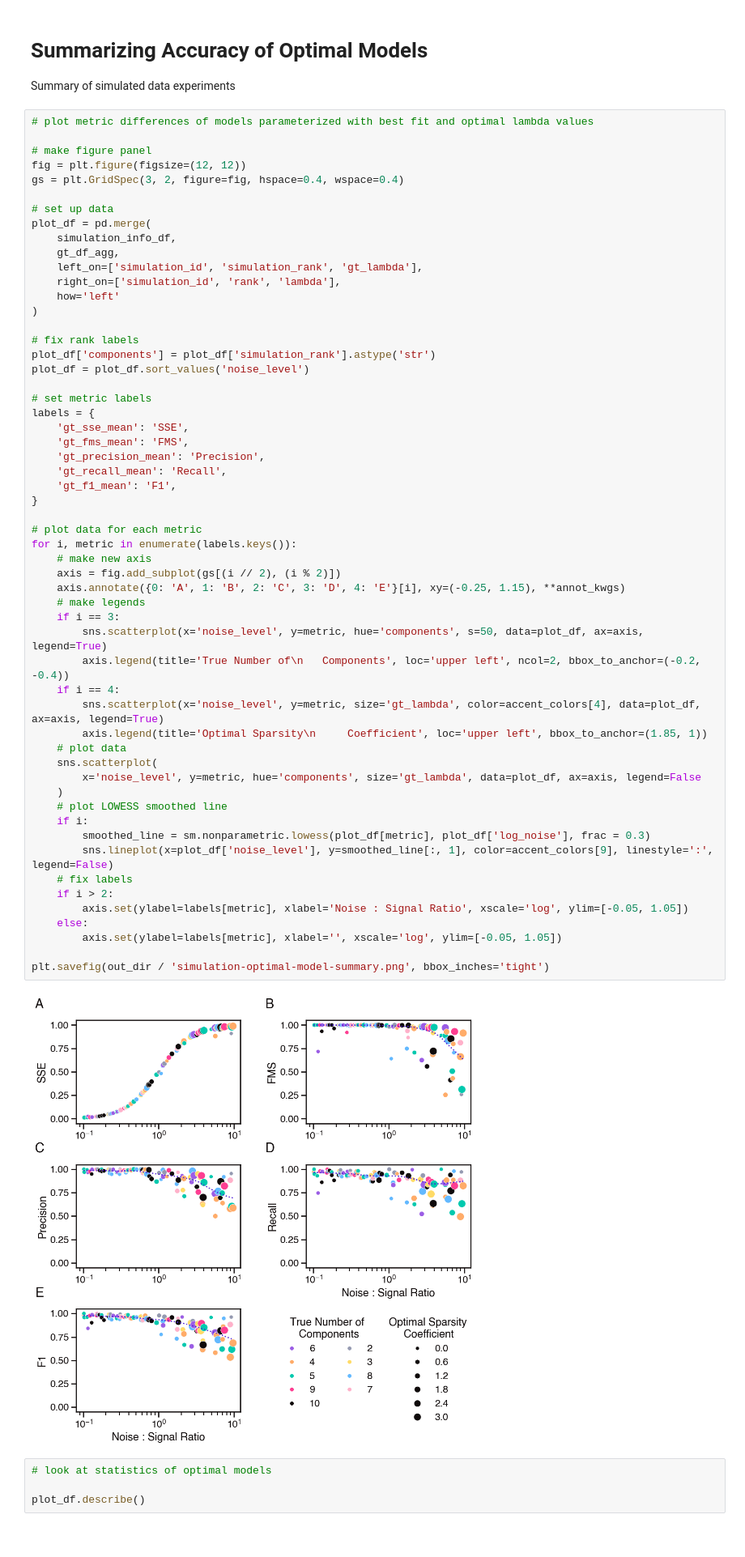
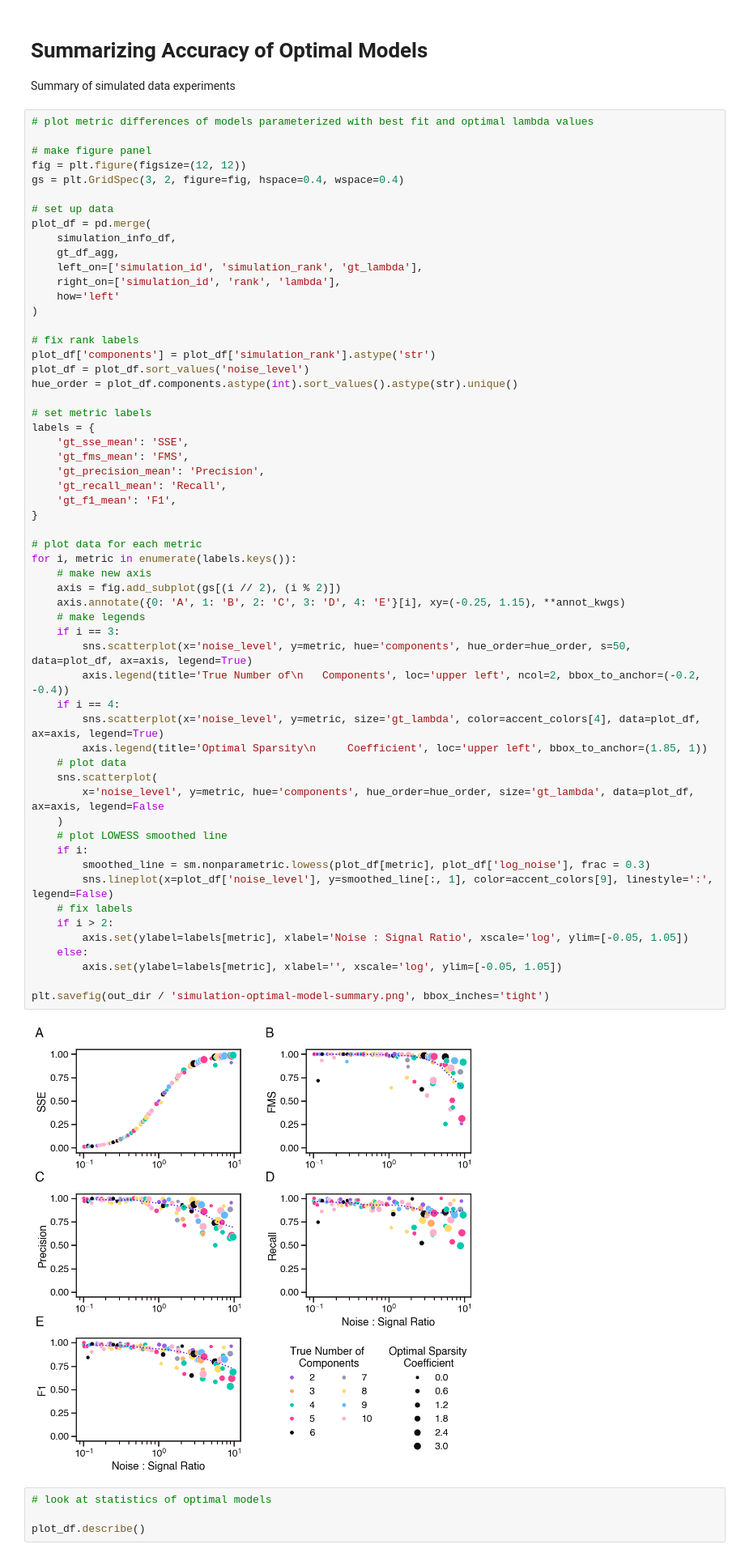
Before and after one commit to blasks/barnacle-manuscript, a Jupyter notebook: analyses/1-simulation/2-cv-workflow-validation.ipynb, the cells around one changed output. Shown at 81% size. Drawn from its saved outputs; the diff is of its cells as text.

Commit message:
fixed n components order on summary figure

```diff
--- a/analyses/1-simulation/2-cv-workflow-validation.ipynb
+++ b/analyses/1-simulation/2-cv-workflow-validation.ipynb
@@ -365,6 +365,7 @@ plot_df = pd.merge(
 # fix rank labels
 plot_df['components'] = plot_df['simulation_rank'].astype('str')
 plot_df = plot_df.sort_values('noise_level')
+hue_order = plot_df.components.astype(int).sort_values().astype(str).unique()
 
 # set metric labels
 labels = {
@@ -374,36 +375,36 @@ labels = {
     'gt_recall_mean': 'Recall',
     'gt_f1_mean': 'F1',
 }
 
 # plot data for each metric
 for i, metric in enumerate(labels.keys()):
     # make new axis
     axis = fig.add_subplot(gs[(i // 2), (i % 2)])
     axis.annotate({0: 'A', 1: 'B', 2: 'C', 3: 'D', 4: 'E'}[i], xy=(-0.25, 1.15), **annot_kwgs)
     # make legends
     if i == 3:
-        sns.scatterplot(x='noise_level', y=metric, hue='components', s=50, data=plot_df, ax=axis, legend=True)
+        sns.scatterplot(x='noise_level', y=metric, hue='components', hue_order=hue_order, s=50, data=plot_df, ax=axis, legend=True)
         axis.legend(title='True Number of\n   Components', loc='upper left', ncol=2, bbox_to_anchor=(-0.2, -0.4))
     if i == 4:
         sns.scatterplot(x='noise_level', y=metric, size='gt_lambda', color=accent_colors[4], data=plot_df, ax=axis, legend=True)
         axis.legend(title='Optimal Sparsity\n     Coefficient', loc='upper left', bbox_to_anchor=(1.85, 1))
     # plot data
     sns.scatterplot(
-        x='noise_level', y=metric, hue='components', size='gt_lambda', data=plot_df, ax=axis, legend=False
+        x='noise_level', y=metric, hue='components', hue_order=hue_order, size='gt_lambda', data=plot_df, ax=axis, legend=False
     )
     # plot LOWESS smoothed line
     if i:
         smoothed_line = sm.nonparametric.lowess(plot_df[metric], plot_df['log_noise'], frac = 0.3)
         sns.lineplot(x=plot_df['noise_level'], y=smoothed_line[:, 1], color=accent_colors[9], linestyle=':', legend=False)
     # fix labels
     if i > 2:
         axis.set(ylabel=labels[metric], xlabel='Noise : Signal Ratio', xscale='log', ylim=[-0.05, 1.05])
     else:
         axis.set(ylabel=labels[metric], xlabel='', xscale='log', ylim=[-0.05, 1.05])
 
 plt.savefig(out_dir / 'simulation-optimal-model-summary.png', bbox_inches='tight')
 # %% [output]
-[figure, old version]
+[figure, new version]
 # %%
 # look at statistics of optimal models
 
```
